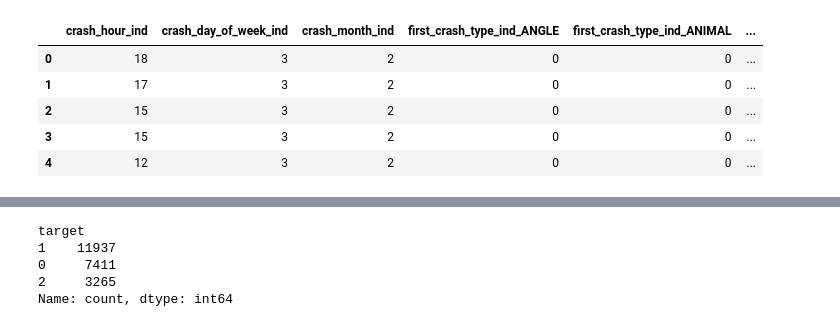
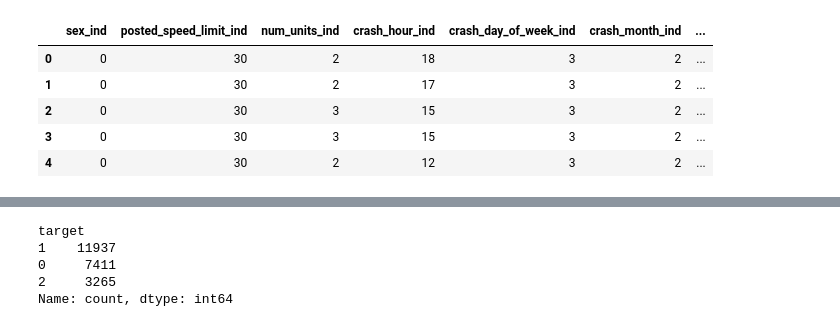
Before and after one commit to mgoodman96/DataMining2024, a Jupyter notebook: model_MG.ipynb, the cells around one changed output, grey strips where cells are left out. Cells and saved outputs as stored; diff of their text form; code cells hidden in the pictures.

```diff
--- a/model_MG.ipynb
+++ b/model_MG.ipynb
@@ -22,11 +22 @@ df.head()
 | 4 | 0 | 30 | 2 | 12 | 3 | 2 | ... |
-# %%
-#show all columns where name has crash
-df.filter(like='crash', axis=1).head()
-# %% [output]
-|  | crash_hour_ind | crash_day_of_week_ind | crash_month_ind | first_crash_type_ind_ANGLE | first_crash_type_ind_ANIMAL | ... |
-| 0 | 18 | 3 | 2 | 0 | 0 | ... |
-| 1 | 17 | 3 | 2 | 0 | 0 | ... |
-| 2 | 15 | 3 | 2 | 0 | 0 | ... |
-| 3 | 15 | 3 | 2 | 0 | 0 | ... |
-| 4 | 12 | 3 | 2 | 0 | 0 | ... |
@@ -33,3 +33,12 @@ df.filter(like='crash', axis=1).head()
+# %%
+df.head()
+# %% [output]
+|  | sex_ind | posted_speed_limit_ind | num_units_ind | crash_hour_ind | crash_day_of_week_ind | crash_month_ind | ... |
+| 0 | 0 | 30 | 2 | 18 | 3 | 2 | ... |
+| 1 | 0 | 30 | 2 | 17 | 3 | 2 | ... |
+| 2 | 0 | 30 | 3 | 15 | 3 | 2 | ... |
+| 3 | 0 | 30 | 3 | 15 | 3 | 2 | ... |
+| 4 | 0 | 30 | 2 | 12 | 3 | 2 | ... |
 # %%
 #xgboost on df [target]
 from xgboost import XGBClassifier
```
Also changed, not shown: parts of 10 cells of this notebook.
